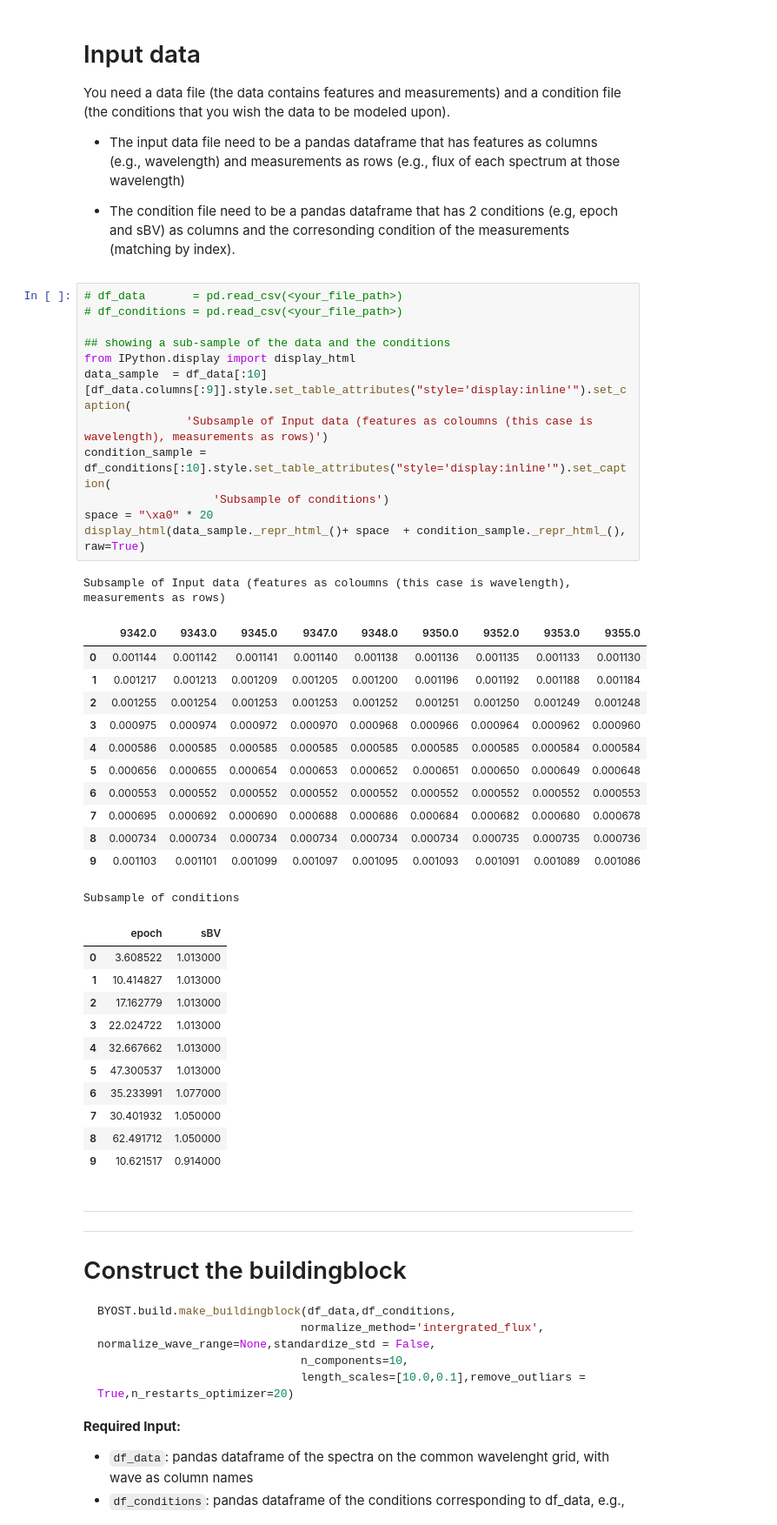
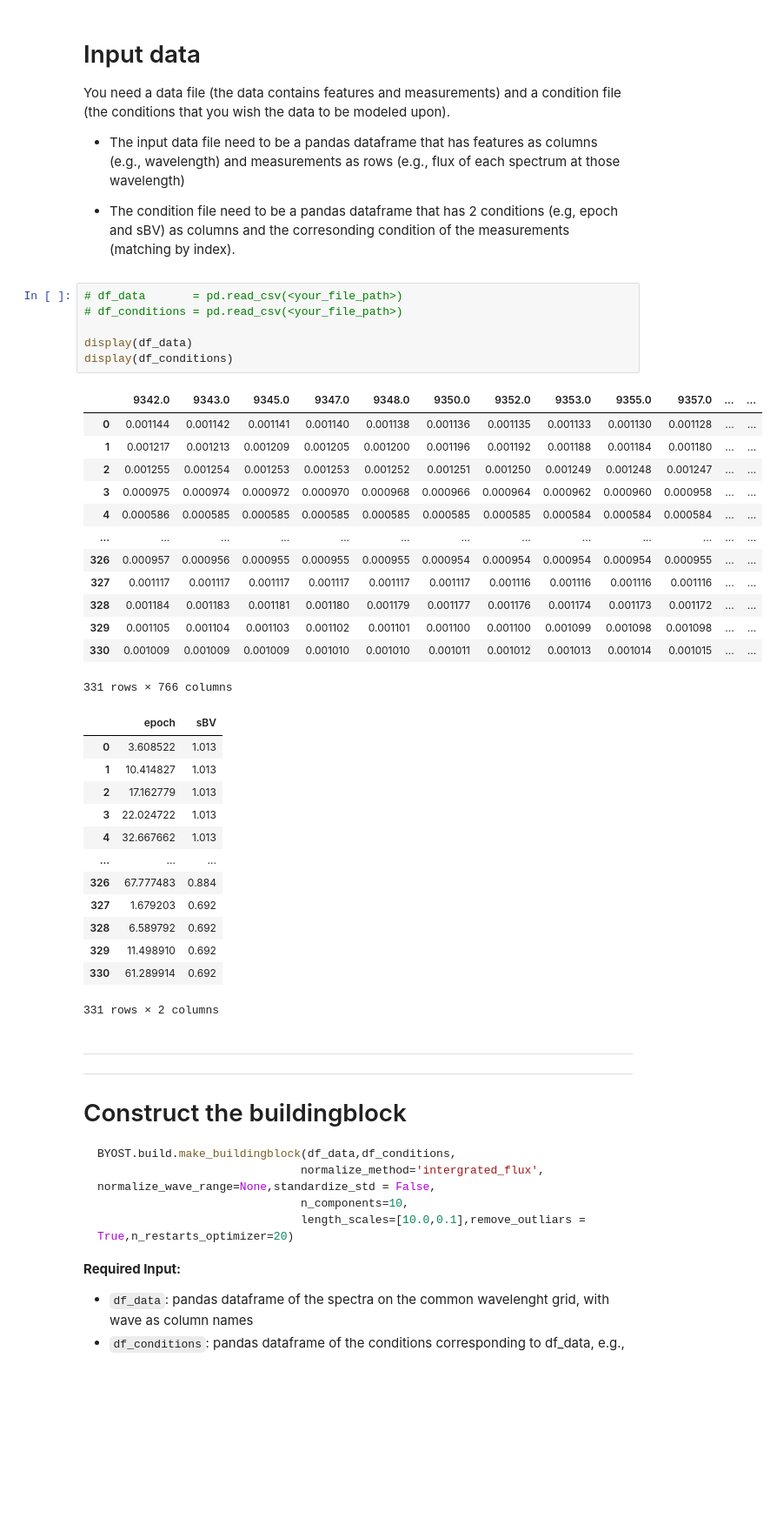
Before and after one commit to DeerWhale/BYOST, a Jupyter notebook: BYOST_quick_guide.ipynb, the cells around one changed output. Shown at 87% size. Cells and saved outputs as stored; diff of their text form; blank space fills up the shorter version.

```diff
--- a/BYOST_quick_guide.ipynb
+++ b/BYOST_quick_guide.ipynb
@@ -27,40 +27,36 @@ You need a data file (the data contains features and measurements) and a conditi
 # %%
 # df_data       = pd.read_csv(<your_file_path>)
 # df_conditions = pd.read_csv(<your_file_path>)
 
-## showing a sub-sample of the data and the conditions
-from IPython.display import display_html
-data_sample  = df_data[:10][df_data.columns[:9]].style.set_table_attributes("style='display:inline'").set_caption(
-               'Subsample of Input data (features as coloumns (this case is wavelength), measurements as rows)')
-condition_sample = df_conditions[:10].style.set_table_attributes("style='display:inline'").set_caption(
-                   'Subsample of conditions')
-space = "\xa0" * 20
-display_html(data_sample._repr_html_()+ space  + condition_sample._repr_html_(), raw=True)
+display(df_data)
+display(df_conditions)
 # %% [output]
+|  | 9342.0 | 9343.0 | 9345.0 | 9347.0 | 9348.0 | 9350.0 | 9352.0 | 9353.0 | 9355.0 | 9357.0 | ... | ... |
+| 0 | 0.001144 | 0.001142 | 0.001141 | 0.001140 | 0.001138 | 0.001136 | 0.001135 | 0.001133 | 0.001130 | 0.001128 | ... | ... |
+| 1 | 0.001217 | 0.001213 | 0.001209 | 0.001205 | 0.001200 | 0.001196 | 0.001192 | 0.001188 | 0.001184 | 0.001180 | ... | ... |
+| 2 | 0.001255 | 0.001254 | 0.001253 | 0.001253 | 0.001252 | 0.001251 | 0.001250 | 0.001249 | 0.001248 | 0.001247 | ... | ... |
+| 3 | 0.000975 | 0.000974 | 0.000972 | 0.000970 | 0.000968 | 0.000966 | 0.000964 | 0.000962 | 0.000960 | 0.000958 | ... | ... |
+| 4 | 0.000586 | 0.000585 | 0.000585 | 0.000585 | 0.000585 | 0.000585 | 0.000585 | 0.000584 | 0.000584 | 0.000584 | ... | ... |
+| ... | ... | ... | ... | ... | ... | ... | ... | ... | ... | ... | ... | ... |
+| 326 | 0.000957 | 0.000956 | 0.000955 | 0.000955 | 0.000955 | 0.000954 | 0.000954 | 0.000954 | 0.000954 | 0.000955 | ... | ... |
+| 327 | 0.001117 | 0.001117 | 0.001117 | 0.001117 | 0.001117 | 0.001117 | 0.001116 | 0.001116 | 0.001116 | 0.001116 | ... | ... |
+| 328 | 0.001184 | 0.001183 | 0.001181 | 0.001180 | 0.001179 | 0.001177 | 0.001176 | 0.001174 | 0.001173 | 0.001172 | ... | ... |
+| 329 | 0.001105 | 0.001104 | 0.001103 | 0.001102 | 0.001101 | 0.001100 | 0.001100 | 0.001099 | 0.001098 | 0.001098 | ... | ... |
+| 330 | 0.001009 | 0.001009 | 0.001009 | 0.001010 | 0.001010 | 0.001011 | 0.001012 | 0.001013 | 0.001014 | 0.001015 | ... | ... |
-Subsample of Input data (features as coloumns (this case is wavelength), measurements as rows)
+331 rows × 766 columns
-|  | 9342.0 | 9343.0 | 9345.0 | 9347.0 | 9348.0 | 9350.0 | 9352.0 | 9353.0 | 9355.0 |
-| 0 | 0.001144 | 0.001142 | 0.001141 | 0.001140 | 0.001138 | 0.001136 | 0.001135 | 0.001133 | 0.001130 |
-| 1 | 0.001217 | 0.001213 | 0.001209 | 0.001205 | 0.001200 | 0.001196 | 0.001192 | 0.001188 | 0.001184 |
-| 2 | 0.001255 | 0.001254 | 0.001253 | 0.001253 | 0.001252 | 0.001251 | 0.001250 | 0.001249 | 0.001248 |
-| 3 | 0.000975 | 0.000974 | 0.000972 | 0.000970 | 0.000968 | 0.000966 | 0.000964 | 0.000962 | 0.000960 |
-| 4 | 0.000586 | 0.000585 | 0.000585 | 0.000585 | 0.000585 | 0.000585 | 0.000585 | 0.000584 | 0.000584 |
-| 5 | 0.000656 | 0.000655 | 0.000654 | 0.000653 | 0.000652 | 0.000651 | 0.000650 | 0.000649 | 0.000648 |
-| 6 | 0.000553 | 0.000552 | 0.000552 | 0.000552 | 0.000552 | 0.000552 | 0.000552 | 0.000552 | 0.000553 |
-| 7 | 0.000695 | 0.000692 | 0.000690 | 0.000688 | 0.000686 | 0.000684 | 0.000682 | 0.000680 | 0.000678 |
-| 8 | 0.000734 | 0.000734 | 0.000734 | 0.000734 | 0.000734 | 0.000734 | 0.000735 | 0.000735 | 0.000736 |
-| 9 | 0.001103 | 0.001101 | 0.001099 | 0.001097 | 0.001095 | 0.001093 | 0.001091 | 0.001089 | 0.001086 |
+|  | epoch | sBV |
+| 0 | 3.608522 | 1.013 |
+| 1 | 10.414827 | 1.013 |
+| 2 | 17.162779 | 1.013 |
+| 3 | 22.024722 | 1.013 |
+| 4 | 32.667662 | 1.013 |
+| ... | ... | ... |
+| 326 | 67.777483 | 0.884 |
+| 327 | 1.679203 | 0.692 |
+| 328 | 6.589792 | 0.692 |
+| 329 | 11.498910 | 0.692 |
+| 330 | 61.289914 | 0.692 |
-Subsample of conditions
+331 rows × 2 columns
-|  | epoch | sBV |
-| 0 | 3.608522 | 1.013000 |
-| 1 | 10.414827 | 1.013000 |
-| 2 | 17.162779 | 1.013000 |
-| 3 | 22.024722 | 1.013000 |
-| 4 | 32.667662 | 1.013000 |
-| 5 | 47.300537 | 1.013000 |
-| 6 | 35.233991 | 1.077000 |
-| 7 | 30.401932 | 1.050000 |
-| 8 | 62.491712 | 1.050000 |
-| 9 | 10.621517 | 0.914000 |
 # %% [markdown]
 -----------------------------------------------------------------------------------------------------------
 -----------------------------------------------------------------------------------------------------------
```
